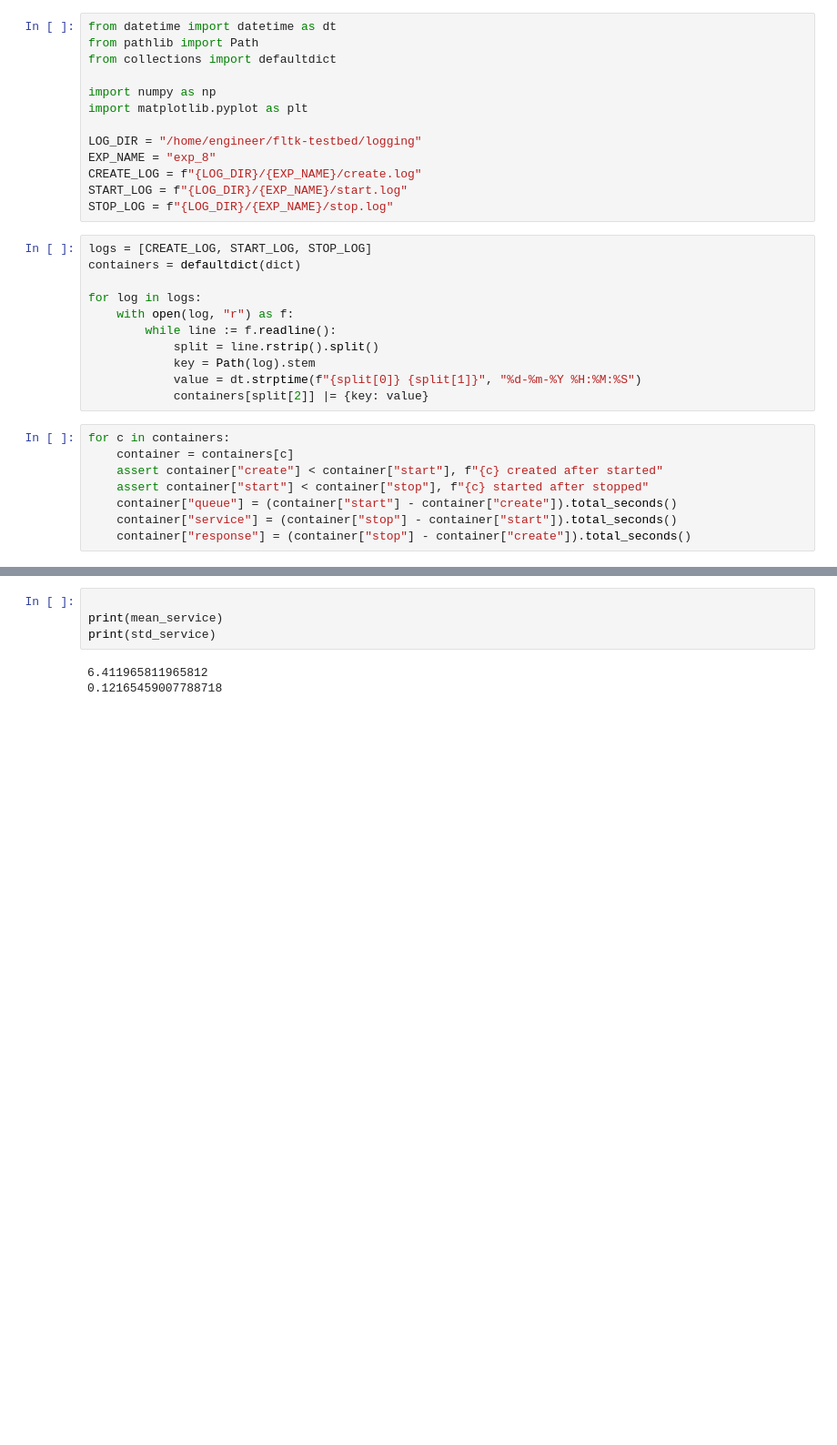
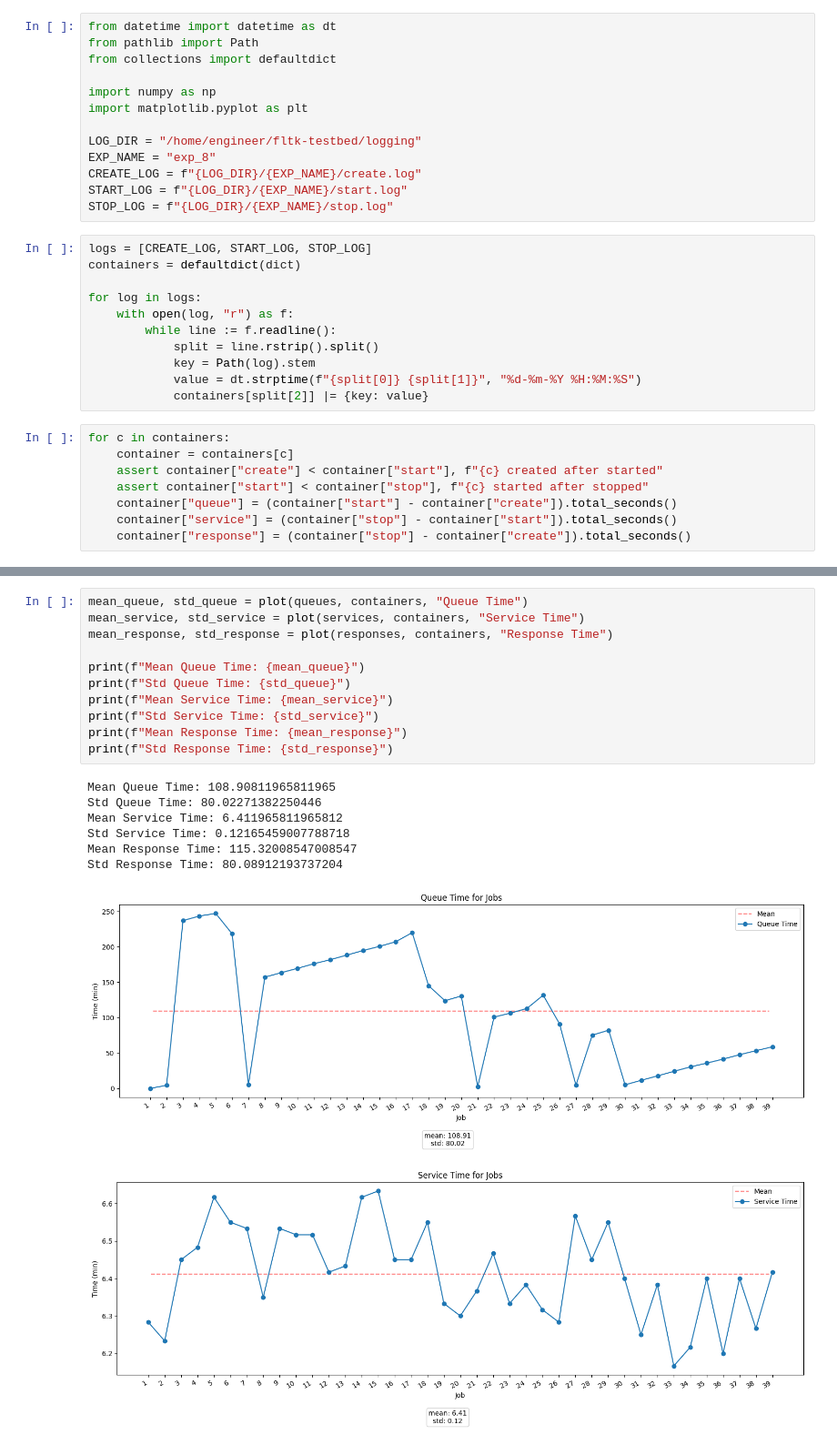
Before and after one commit to soizhiwen/fltk-testbed, a Jupyter notebook: qpecs/queue.ipynb, the cells around one changed output, grey strips where cells are left out. Shown: that part at 91% size. Saved outputs shown, nothing was run; the diff lists cells and outputs as text; blank space fills up the shorter version.

Commit message:
Update queue

```diff
--- a/qpecs/queue.ipynb
+++ b/qpecs/queue.ipynb
@@ -75,7 +74,20 @@ fig.autofmt_xdate()
-# %%
-
-print(mean_service)
-print(std_service)
-# %% [output]
-6.411965811965812
-0.12165459007788718
+# %%
+mean_queue, std_queue = plot(queues, containers, "Queue Time")
+mean_service, std_service = plot(services, containers, "Service Time")
+mean_response, std_response = plot(responses, containers, "Response Time")
+
+print(f"Mean Queue Time: {mean_queue}")
+print(f"Std Queue Time: {std_queue}")
+print(f"Mean Service Time: {mean_service}")
+print(f"Std Service Time: {std_service}")
+print(f"Mean Response Time: {mean_response}")
+print(f"Std Response Time: {std_response}")
+# %% [output]
+Mean Queue Time: 108.90811965811965
+Std Queue Time: 80.02271382250446
+Mean Service Time: 6.411965811965812
+Std Service Time: 0.12165459007788718
+Mean Response Time: 115.32008547008547
+Std Response Time: 80.08912193737204
+[figure, added]
+[figure, added]
```
Also changed, not shown: parts of 4 cells of this notebook.
